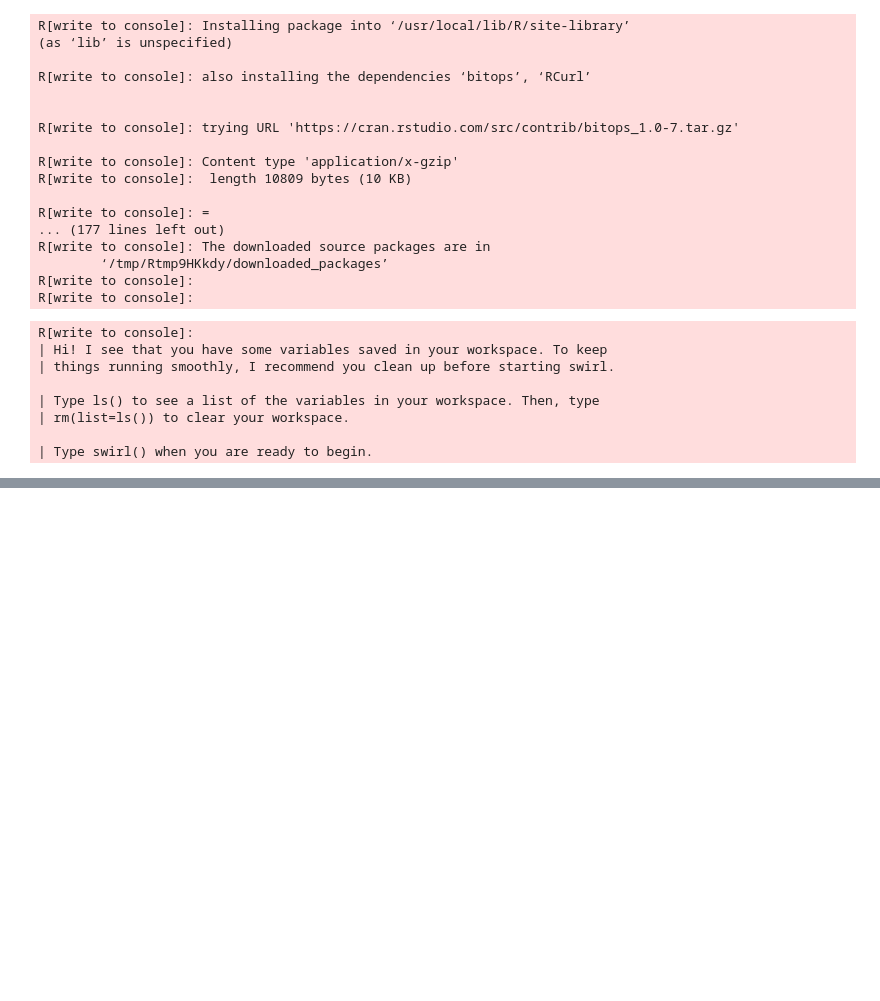
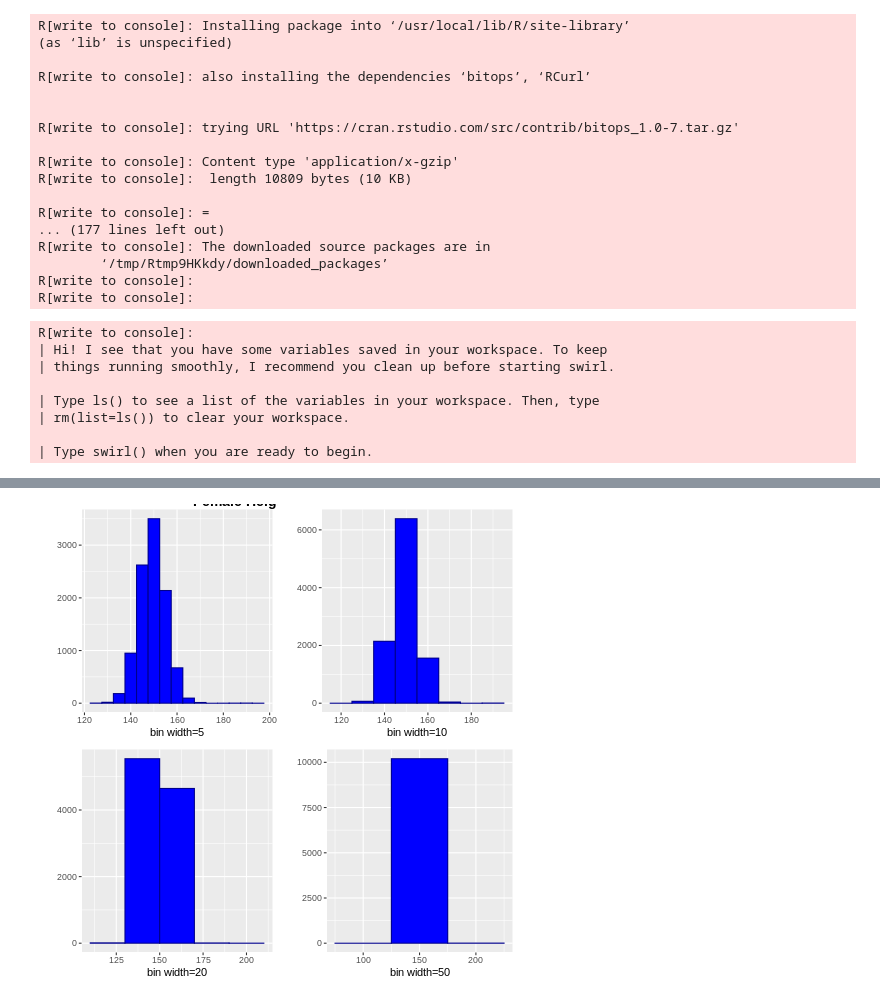
Before and after one commit to dataqueenpend/MIT_DataAnalysisForSocialScientists, a Jupyter notebook: r_notes.ipynb, the cells around one changed output, grey strips where cells are left out. Drawn from its saved outputs; the diff is of its cells as text; code cells hidden in the pictures; blank space fills up the shorter version.

```diff
--- a/r_notes.ipynb
+++ b/r_notes.ipynb
@@ -293,0 +408,28 @@ swirl()
+# %%
+%%R
+#Playing with bins
+bihar1 <- ggplot(bihar_adult_females_trunc, aes(height_cm))+
+  geom_histogram(fill="blue", color="darkblue", binwidth = 5)+
+  xlab("bin width=5")+
+  ylab("")
+
+
+bihar2 <- ggplot(bihar_adult_females_trunc, aes(height_cm))+
+  geom_histogram(fill="blue", color="darkblue", binwidth = 10)+
+  xlab("bin width=10")+
+  ylab("")
+
+
+bihar3 <- ggplot(bihar_adult_females_trunc, aes(height_cm))+
+  geom_histogram(fill="blue", color="darkblue", binwidth = 20)+
+  xlab("bin width=20")+
+  ylab("")
+
+bihar4 <- ggplot(bihar_adult_females_trunc, aes(height_cm))+
+  geom_histogram(fill="blue", color="darkblue", binwidth = 50)+
+  xlab("bin width=50")+
+  ylab("")
+
+plot_grid(bihar1, bihar2, bihar3, bihar4, labels="Female Height in Bihar", hjust=-1, vjust=0.2)
+# %% [output]
+[figure, added]
```
Also changed, not shown: parts of 17 cells of this notebook.
